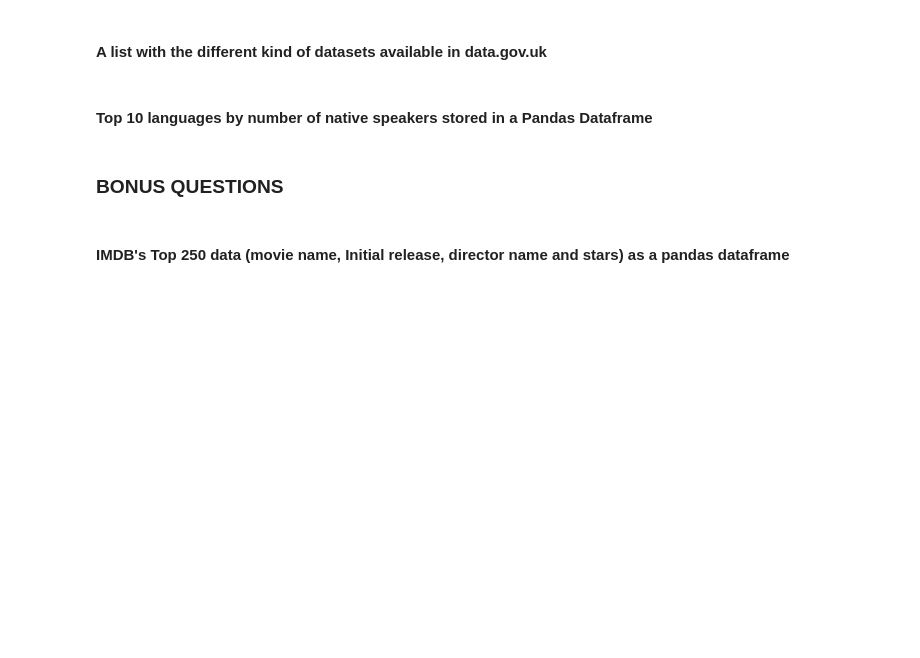
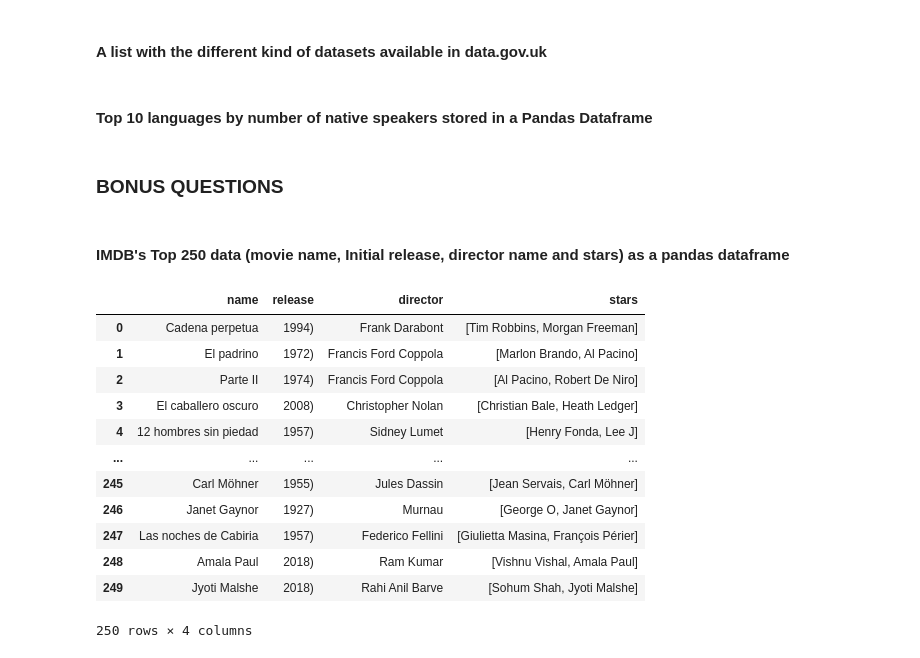
Before and after one commit to Ironhack-Data-Madrid-Agosto-2021/lab-web-scraping, a Jupyter notebook: your-code/main.ipynb, the cells around one changed output. Drawn from its saved outputs; the diff is of its cells as text; code cells hidden in the pictures; blank space fills up the shorter version.

```diff
--- a/your-code/main.ipynb
+++ b/your-code/main.ipynb
@@ -383,0 +382,35 @@ url = 'https://www.imdb.com/chart/top'
+# %%
+response = requests.get(url)
+soup = BeautifulSoup(response.content)
+movies = soup.find_all(name="td",
+    class_="titleColumn"
+)
+# %%
+def get_dat(movie):
+    row = re.findall("\w+\s+[\w+\s]*|\d{4}\)", str(movie))
+
+    dat = dict()
+    dat["name"]= row[-3]
+    dat["release"]= row[-1]
+    dat["director"]= row[2]
+    dat["stars"]= list(row[3:5])
+
+    return dat
+# %%
+dfm = pd.DataFrame([get_dat(movie) for movie in movies])
+# %%
+dfm
+# %% [output]
+|  | name | release | director | stars |
+| 0 | Cadena perpetua | 1994) | Frank Darabont | [Tim Robbins, Morgan Freeman] |
+| 1 | El padrino | 1972) | Francis Ford Coppola | [Marlon Brando, Al Pacino] |
+| 2 | Parte II | 1974) | Francis Ford Coppola | [Al Pacino, Robert De Niro] |
+| 3 | El caballero oscuro | 2008) | Christopher Nolan | [Christian Bale, Heath Ledger] |
+| 4 | 12 hombres sin piedad | 1957) | Sidney Lumet | [Henry Fonda, Lee J] |
+| ... | ... | ... | ... | ... |
+| 245 | Carl Möhner | 1955) | Jules Dassin | [Jean Servais, Carl Möhner] |
+| 246 | Janet Gaynor | 1927) | Murnau | [George O, Janet Gaynor] |
+| 247 | Las noches de Cabiria | 1957) | Federico Fellini | [Giulietta Masina, François Périer] |
+| 248 | Amala Paul | 2018) | Ram Kumar | [Vishnu Vishal, Amala Paul] |
+| 249 | Jyoti Malshe | 2018) | Rahi Anil Barve | [Sohum Shah, Jyoti Malshe] |
+250 rows × 4 columns
```
Also changed, not shown: parts of 3 cells of this notebook.
